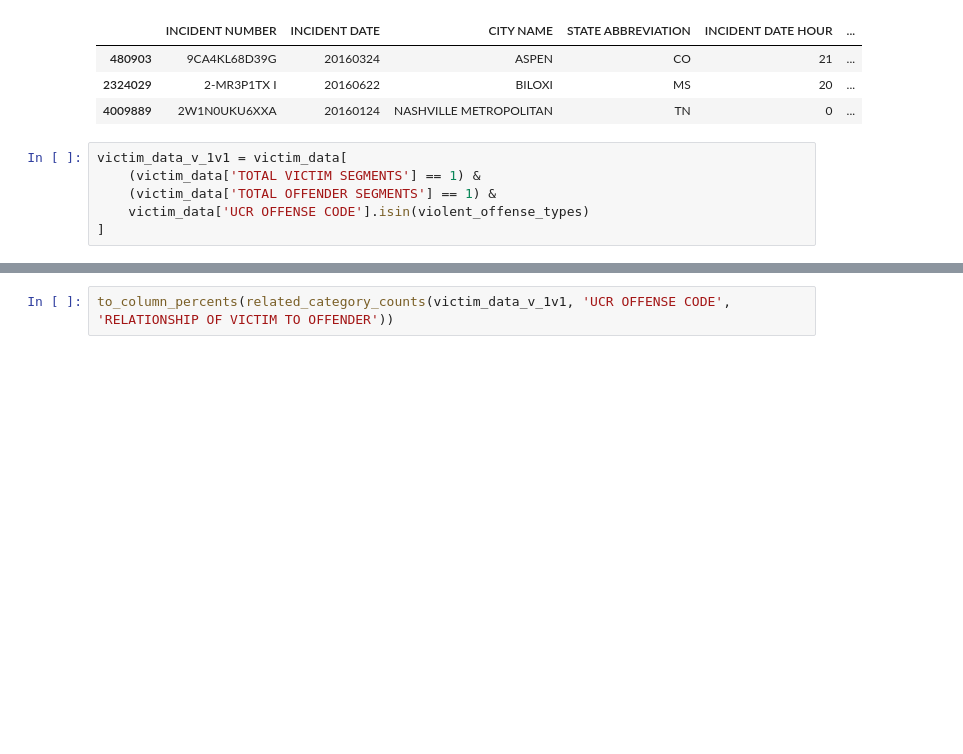
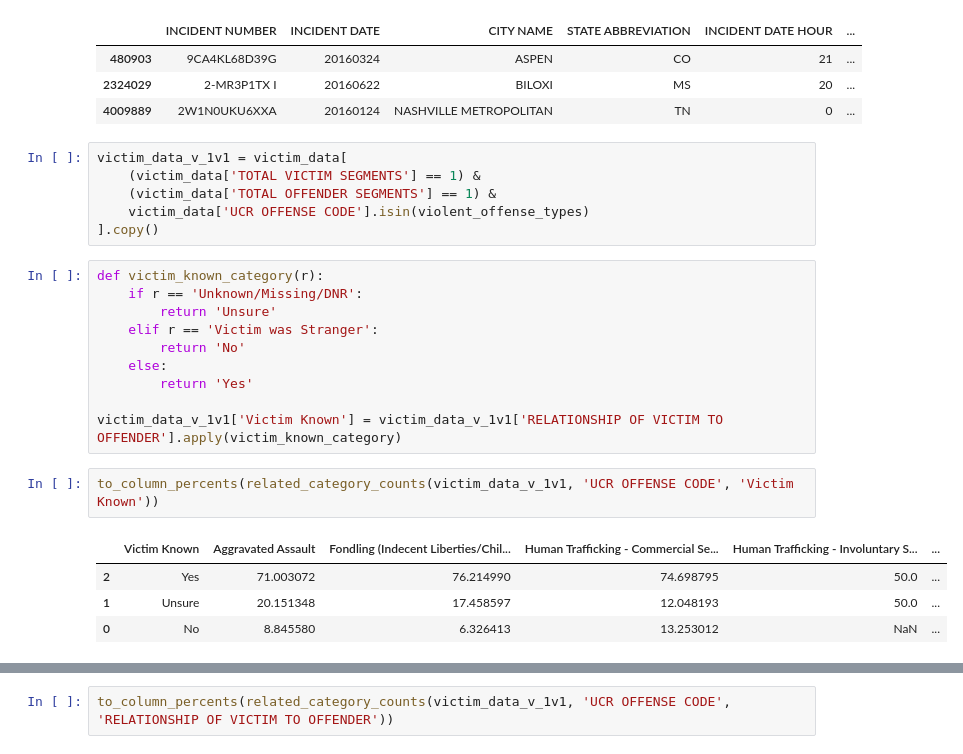
Before and after one commit to castle8080/violence_research, a Jupyter notebook: nat_incident_data.ipynb, the cells around one changed output, grey strips where cells are left out. Saved outputs shown, nothing was run; the diff lists cells and outputs as text; blank space fills up the shorter version.

Commit message:
Do victims and offenders known each other?

```diff
--- a/nat_incident_data.ipynb
+++ b/nat_incident_data.ipynb
@@ -377,4 +377,21 @@ victim_data_v_1v1 = victim_data[
     (victim_data['TOTAL VICTIM SEGMENTS'] == 1) &
     (victim_data['TOTAL OFFENDER SEGMENTS'] == 1) &
     victim_data['UCR OFFENSE CODE'].isin(violent_offense_types)
-]
+].copy()
+# %%
+def victim_known_category(r):
+    if r == 'Unknown/Missing/DNR':
+        return 'Unsure'
+    elif r == 'Victim was Stranger':
+        return 'No'
+    else:
+        return 'Yes'
+
+victim_data_v_1v1['Victim Known'] = victim_data_v_1v1['RELATIONSHIP OF VICTIM TO OFFENDER'].apply(victim_known_category)
+# %%
+to_column_percents(related_category_counts(victim_data_v_1v1, 'UCR OFFENSE CODE', 'Victim Known'))
+# %% [output]
+|  | Victim Known | Aggravated Assault | Fondling (Indecent Liberties/Chil... | Human Trafficking - Commercial Se... | Human Trafficking - Involuntary S... | ... |
+| 2 | Yes | 71.003072 | 76.214990 | 74.698795 | 50.0 | ... |
+| 1 | Unsure | 20.151348 | 17.458597 | 12.048193 | 50.0 | ... |
+| 0 | No | 8.845580 | 6.326413 | 13.253012 | NaN | ... |
```
Also changed, not shown: parts of 1 cell of this notebook.
